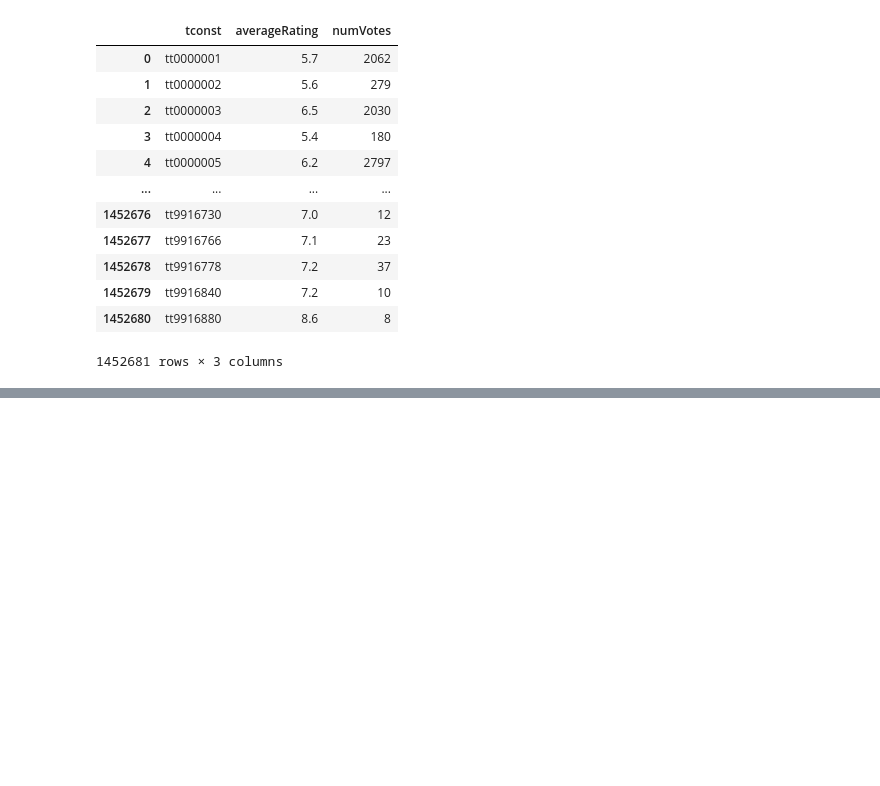
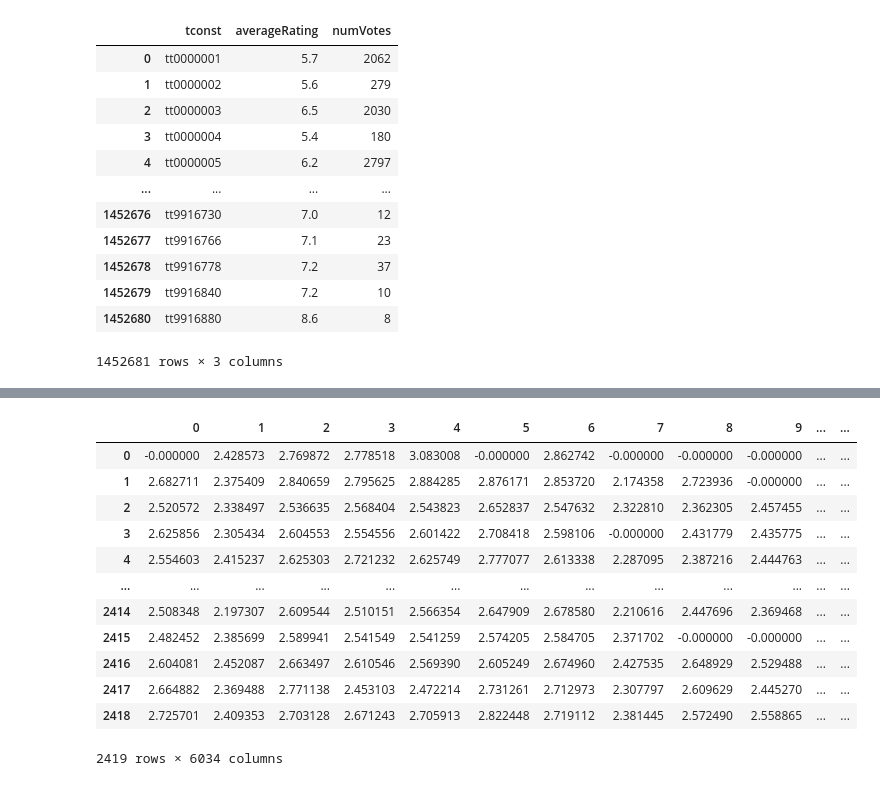
Before and after one commit to theophilestourbe/recommander_system_project, a Jupyter notebook: main.ipynb, the cells around one changed output, grey strips where cells are left out. Cells and saved outputs as stored; diff of their text form; code cells hidden in the pictures; blank space fills up the shorter version.

```diff
--- a/main.ipynb
+++ b/main.ipynb
@@ -554,0 +567,5 @@ ratings_data.groupby('uid')['uid'].count().min()
+# %%
+# normalize ratings
+
+Ynorm, Ymean = normalizeRatings(Y, R)
+Ynorm
@@ -554,0 +594,3 @@ ratings_data.groupby('uid')['uid'].count().min()
+# %%
+num_movies, num_users = Ynorm.shape
+num_features = X.shape[1]
@@ -554,0 +647,20 @@ ratings_data.groupby('uid')['uid'].count().min()
+# %%
+W2 = tf.Variable(tf.random.normal((num_users, num_features), dtype=tf.float64), name="W")
+b2 = tf.Variable(tf.random.normal((1, num_users), dtype=tf.float64), name="b")
+
+# instantiate optimizer
+optim2 = tf.keras.optimizers.Adam(learning_rate=1e-2)
+
+
+steps = 300
+lambda_ = 0.1
+for i in range(steps):
+    with tf.GradientTape() as tape:
+        loss = cofi_cost_func(X, W2, b2, Ynorm, R, lambda_)
+
+    grads = tape.gradient(loss, [W2,b2])
+
+    optim2.apply_gradients(zip(grads, [W2, b2]))
+
+    if i % 20 == 19:
+        print('Step {}: {:.4f}'.format(i, loss))
@@ -554,0 +703,31 @@ ratings_data.groupby('uid')['uid'].count().min()
+# %%
+# predict ratings for all users
+
+p = np.matmul(X, np.transpose(W2.numpy()) + b2.numpy())
+
+# restore
+pm = p + Ymean
+
+# rescale between 0.1 and 5
+
+pmin = pm.min()
+pmax = pm.max()
+pnorm = ((pm - pmin) / (pmax - pmin)) * 5
+
+# compute predictions for non-rated movies
+predictions = pd.DataFrame(data=(pnorm * (R - 1) * -1))
+predictions
+# %% [output]
+|  | 0 | 1 | 2 | 3 | 4 | 5 | 6 | 7 | 8 | 9 | ... | ... |
+| 0 | -0.000000 | 2.428573 | 2.769872 | 2.778518 | 3.083008 | -0.000000 | 2.862742 | -0.000000 | -0.000000 | -0.000000 | ... | ... |
+| 1 | 2.682711 | 2.375409 | 2.840659 | 2.795625 | 2.884285 | 2.876171 | 2.853720 | 2.174358 | 2.723936 | -0.000000 | ... | ... |
+| 2 | 2.520572 | 2.338497 | 2.536635 | 2.568404 | 2.543823 | 2.652837 | 2.547632 | 2.322810 | 2.362305 | 2.457455 | ... | ... |
+| 3 | 2.625856 | 2.305434 | 2.604553 | 2.554556 | 2.601422 | 2.708418 | 2.598106 | -0.000000 | 2.431779 | 2.435775 | ... | ... |
+| 4 | 2.554603 | 2.415237 | 2.625303 | 2.721232 | 2.625749 | 2.777077 | 2.613338 | 2.287095 | 2.387216 | 2.444763 | ... | ... |
+| ... | ... | ... | ... | ... | ... | ... | ... | ... | ... | ... | ... | ... |
+| 2414 | 2.508348 | 2.197307 | 2.609544 | 2.510151 | 2.566354 | 2.647909 | 2.678580 | 2.210616 | 2.447696 | 2.369468 | ... | ... |
+| 2415 | 2.482452 | 2.385699 | 2.589941 | 2.541549 | 2.541259 | 2.574205 | 2.584705 | 2.371702 | -0.000000 | -0.000000 | ... | ... |
+| 2416 | 2.604081 | 2.452087 | 2.663497 | 2.610546 | 2.569390 | 2.605249 | 2.674960 | 2.427535 | 2.648929 | 2.529488 | ... | ... |
+| 2417 | 2.664882 | 2.369488 | 2.771138 | 2.453103 | 2.472214 | 2.731261 | 2.712973 | 2.307797 | 2.609629 | 2.445270 | ... | ... |
+| 2418 | 2.725701 | 2.409353 | 2.703128 | 2.671243 | 2.705913 | 2.822448 | 2.719112 | 2.381445 | 2.572490 | 2.558865 | ... | ... |
+2419 rows × 6034 columns
```
Also changed, not shown: parts of 62 cells of this notebook.
